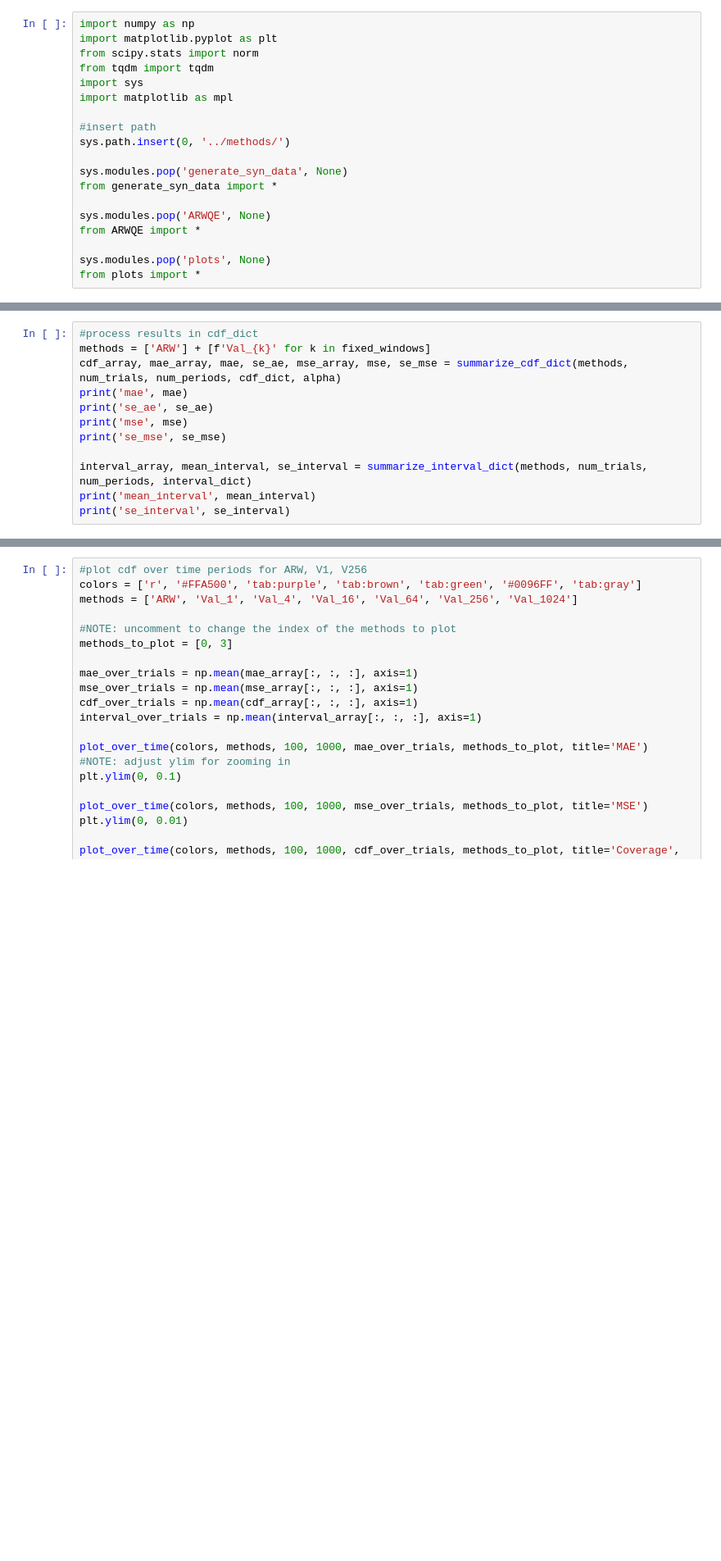
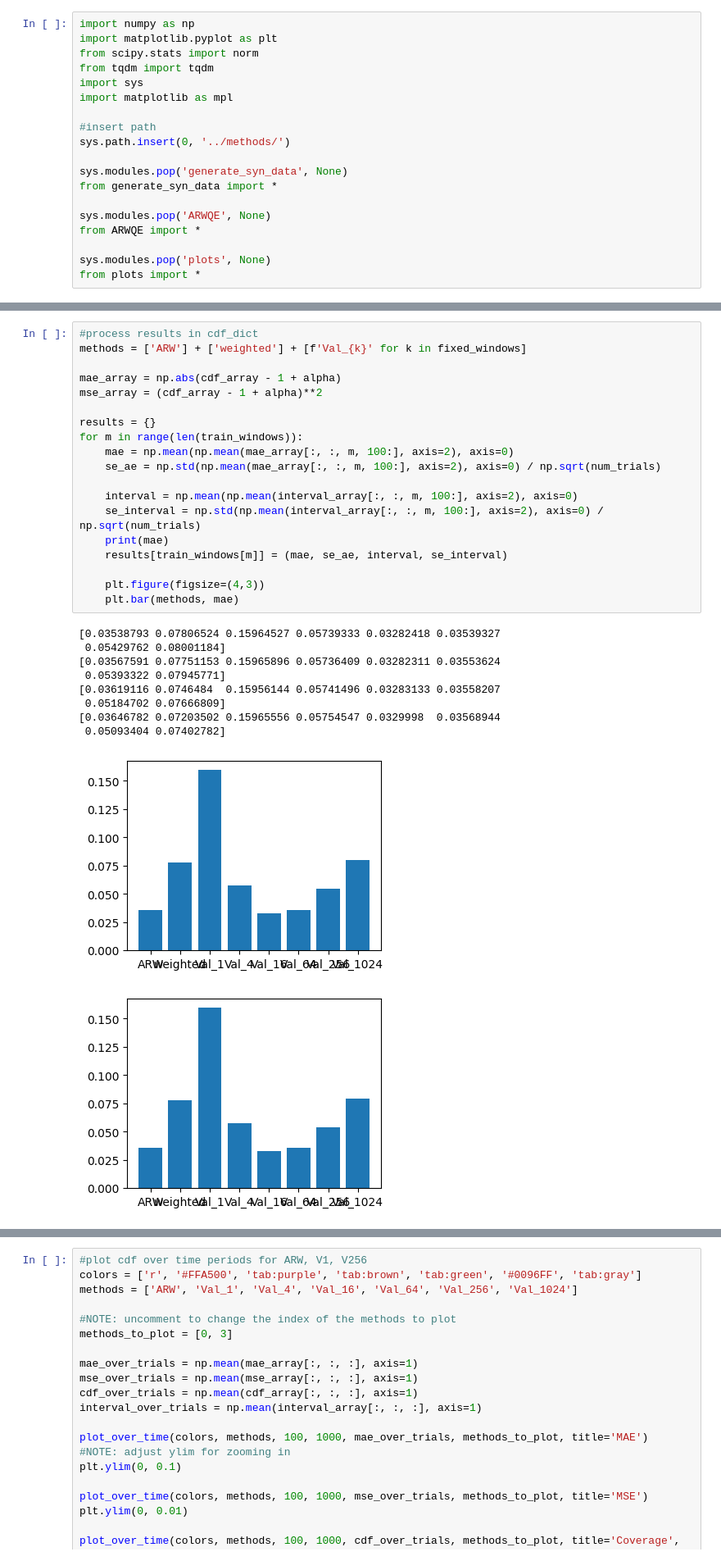
Before and after one commit to eliselyhan/predictive-inference, a Jupyter notebook: code-synthetic-data/linear_regression.ipynb, the cells around one changed output, grey strips where cells are left out. Shown at 82% size. Saved outputs shown, nothing was run; the diff lists cells and outputs as text; blank space fills up the shorter version.

```diff
--- a/code-synthetic-data/linear_regression.ipynb
+++ b/code-synthetic-data/linear_regression.ipynb
@@ -110,12 +114,0 @@ for (trial, seed) in tqdm(enumerate(seeds)):
-# %%
-#process results in cdf_dict
-methods = ['ARW'] + [f'Val_{k}' for k in fixed_windows]
-cdf_array, mae_array, mae, se_ae, mse_array, mse, se_mse = summarize_cdf_dict(methods, num_trials, num_periods, cdf_dict, alpha)
-print('mae', mae)
-print('se_ae', se_ae)
-print('mse', mse)
-print('se_mse', se_mse)
-
-interval_array, mean_interval, se_interval = summarize_interval_dict(methods, num_trials, num_periods, interval_dict)
-print('mean_interval', mean_interval)
-print('se_interval', se_interval)
@@ -136,0 +115,30 @@ se_interval [0.01137427 0.03155753 0.02986975 0.02025853 0.01919815 0.00333787
+# %%
+#process results in cdf_dict
+methods = ['ARW'] + ['weighted'] + [f'Val_{k}' for k in fixed_windows]
+
+mae_array = np.abs(cdf_array - 1 + alpha)
+mse_array = (cdf_array - 1 + alpha)**2
+
+results = {}
+for m in range(len(train_windows)):
+    mae = np.mean(np.mean(mae_array[:, :, m, 100:], axis=2), axis=0)
+    se_ae = np.std(np.mean(mae_array[:, :, m, 100:], axis=2), axis=0) / np.sqrt(num_trials)
+
+    interval = np.mean(np.mean(interval_array[:, :, m, 100:], axis=2), axis=0)
+    se_interval = np.std(np.mean(interval_array[:, :, m, 100:], axis=2), axis=0) / np.sqrt(num_trials)
+    print(mae)
+    results[train_windows[m]] = (mae, se_ae, interval, se_interval)
+
+    plt.figure(figsize=(4,3))
+    plt.bar(methods, mae)
+# %% [output]
+[0.03538793 0.07806524 0.15964527 0.05739333 0.03282418 0.03539327
+ 0.05429762 0.08001184]
+[0.03567591 0.07751153 0.15965896 0.05736409 0.03282311 0.03553624
+ 0.05393322 0.07945771]
+[0.03619116 0.0746484  0.15956144 0.05741496 0.03283133 0.03558207
+ 0.05184702 0.07666809]
+[0.03646782 0.07203502 0.15965556 0.05754547 0.0329998  0.03568944
+ 0.05093404 0.07402782]
+[figure, added]
+[figure, added]
```
Also changed, not shown: parts of 5 cells of this notebook, 12 other files.
